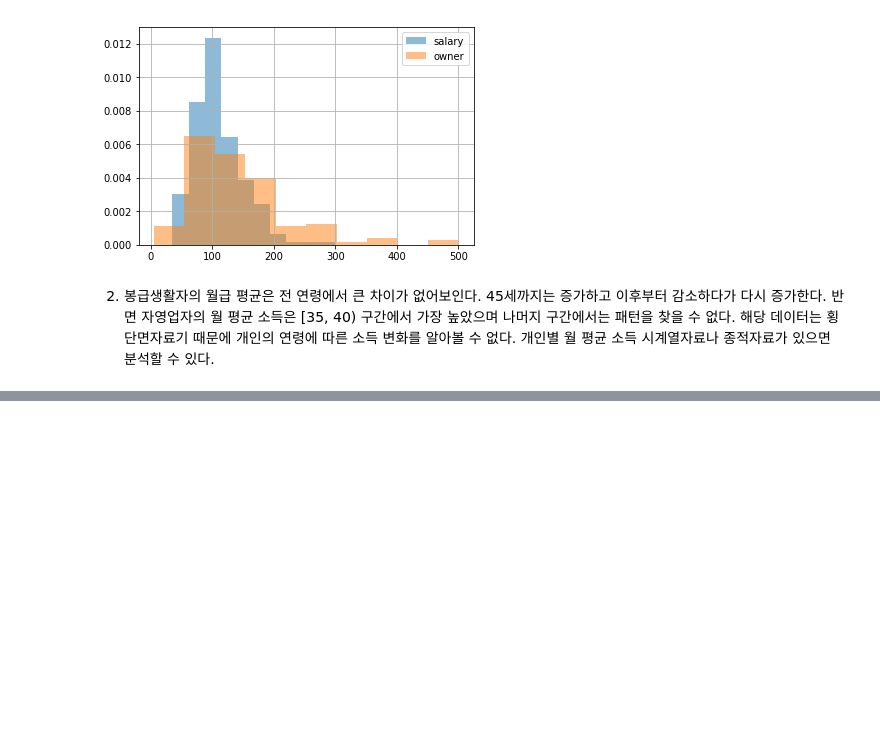
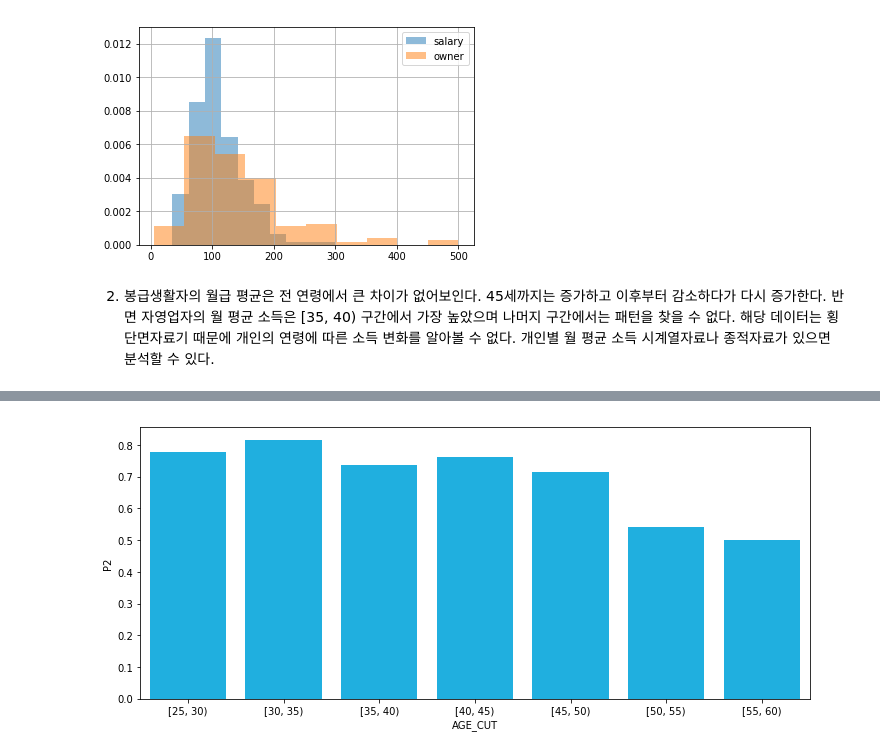
Before and after one commit to SeunghyeunBaek/TIL, a Jupyter notebook: 1_통계이론/기술통계_연습문제.ipynb, the cells around one changed output, grey strips where cells are left out. Drawn from its saved outputs; the diff is of its cells as text; code cells hidden in the pictures; blank space fills up the shorter version.

```diff
--- a/1_통계이론/기술통계_연습문제.ipynb
+++ b/1_통계이론/기술통계_연습문제.ipynb
@@ -106,0 +111,8 @@ pandas.core.series.Series
+# %%
+# 나이대별 음주자 비율
+plt.figure(figsize=(12,5))
+age_cut_soju = df_daewoo.groupby(['AGE_CUT'])['P2'].apply(lambda x : (x == 1).mean())
+sb.barplot(age_cut_soju.index, age_cut_soju, color='deepskyblue')
+plt.show()
+# %% [output]
+[figure, added]
```
Also changed, not shown: parts of 11 cells of this notebook.
